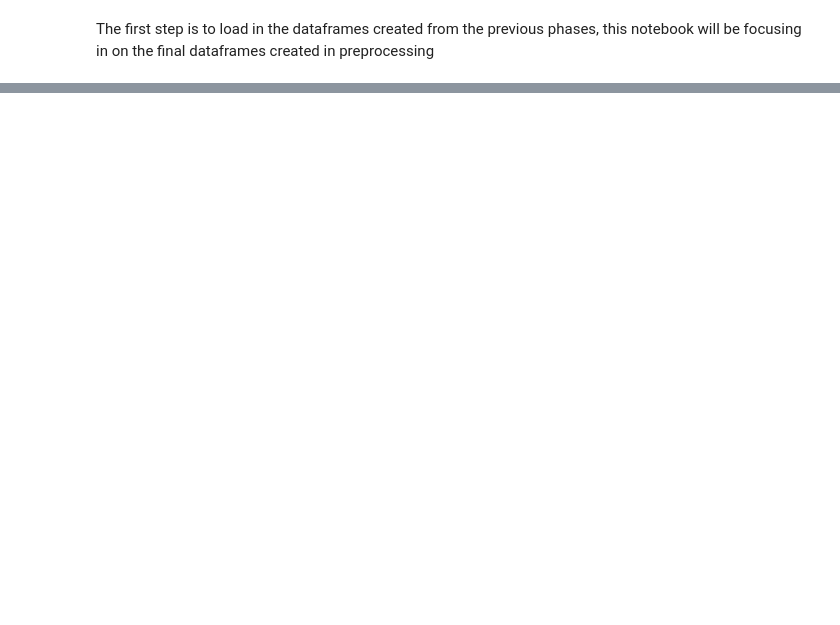
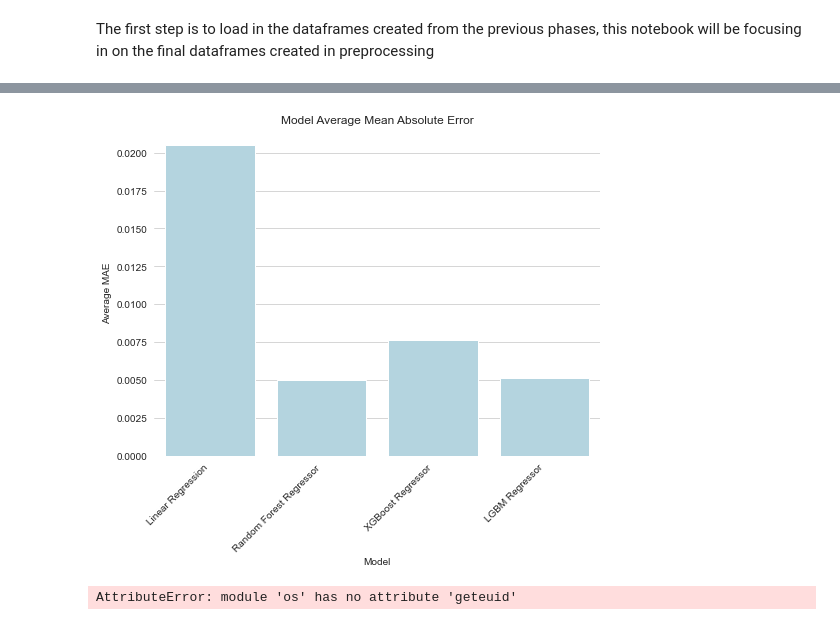
Before and after one commit to AutomationKay/Data-Science-, a Jupyter notebook: Capstone 2/notebooks/Capstone_2_Model.ipynb, the cells around one changed output, grey strips where cells are left out. Cells and saved outputs as stored; diff of their text form; code cells hidden in the pictures; blank space fills up the shorter version.

```diff
--- a/Capstone 2/notebooks/Capstone_2_Model.ipynb
+++ b/Capstone 2/notebooks/Capstone_2_Model.ipynb
@@ -179,0 +409,29 @@ KeyError: ('mvp_won_No', 'mvp_won_Yes')
+# %%
+sns.set_style("whitegrid")
+
+fig, ax = plt.subplots(figsize=(8, 6))
+
+sns.barplot(
+    x="Model",
+    y='average MAE',
+    data=model_summary_df,
+    color="lightblue",
+    ax=ax,
+)
+
+sns.despine(left=True, bottom=True)
+ax.set_xlabel("Model")
+ax.set_ylabel("Average MAE")
+ax.set_title("Model Average Mean Absolute Error")
+plt.xticks(rotation=45, ha="right")
+
+plt.show()
+# %% [output]
+[figure, added]
+# %%
+dfi.export(xgb_summary,'../images/xgboost_summary.png')
+dfi.export(lr_summary,'../images/linearregression_summary.png')
+dfi.export(rf_summary,'../images/randomforest_summary.png')
+dfi.export(lgbm_summary,'../images/lg bm_summary.png')
+# %% [output]
+AttributeError: module 'os' has no attribute 'geteuid'
```
Also changed, not shown: parts of 35 cells of this notebook, 7 other files.
